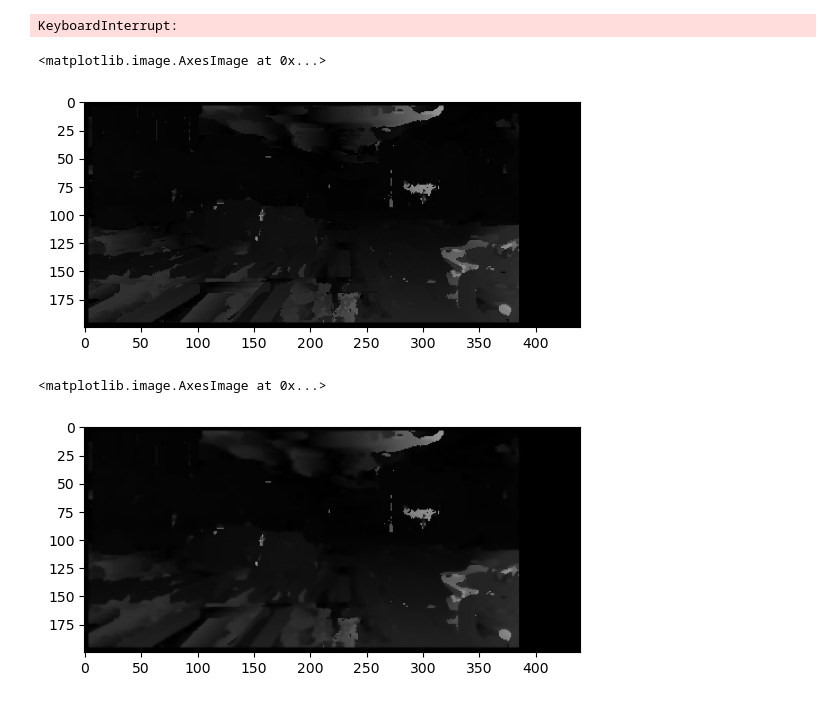
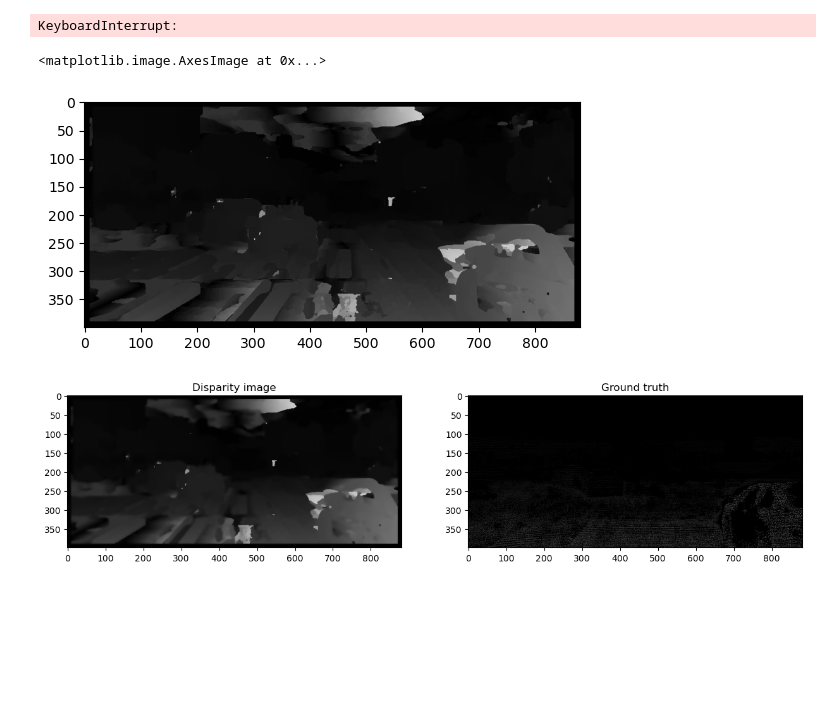
Before and after one commit to Neva-Y/Disparity-Image, a Jupyter notebook: Final-Project.ipynb, the cells around one changed output. Cells and saved outputs as stored; diff of their text form; code cells hidden in the pictures; blank space fills up the shorter version.

```diff
--- a/Final-Project.ipynb
+++ b/Final-Project.ipynb
@@ -40,7 +40,8 @@ img_r = cv2.imread(right_image_name)
 # Grey images
 img_l_grey_full = np.int32(cv2.cvtColor(img_l, cv2.COLOR_BGR2GRAY))
 img_r_grey_full = np.int32(cv2.cvtColor(img_r, cv2.COLOR_BGR2GRAY))
-
+img_l_grey = img_l_grey_full
+img_r_grey = img_r_grey_full
 
 img_l = img_l[...,::-1]
 img_r = img_r[...,::-1]
@@ -58,15 +59,17 @@ plt.title('Right Image')
 plt.show()
 
 img_d = cv2.imread(disp_image_name)
-plt.imshow(img_d)
+img_d_grey = np.int32(cv2.cvtColor(img_d, cv2.COLOR_BGR2GRAY))
+
+plt.imshow(img_d_grey, cmap='gray', vmin=0, vmax=255)
 
 # note: can perform downscaling of the images to speed up computation at the cost of quality degradation
-scale_percentage = 50
-width = int(img_l_grey_full.shape[1] * scale_percentage / 100)
-height = int(img_l_grey_full.shape[0] * scale_percentage / 100)
-dim = (width, height)
+# scale_percentage = 50
+# width = int(img_l_grey_full.shape[1] * scale_percentage / 100)
+# height = int(img_l_grey_full.shape[0] * scale_percentage / 100)
+# dim = (width, height)
 
-img_l_grey = np.int32(cv2.resize(img_l_grey_full.astype('float32'), dim, interpolation = cv2.INTER_AREA))
-img_r_grey = np.int32(cv2.resize(img_r_grey_full.astype('float32'), dim, interpolation = cv2.INTER_AREA))
+# img_l_grey = np.int32(cv2.resize(img_l_grey_full.astype('float32'), dim, interpolation = cv2.INTER_AREA))
+# img_r_grey = np.int32(cv2.resize(img_r_grey_full.astype('float32'), dim, interpolation = cv2.INTER_AREA))
 # %% [output]
 [figure]
@@ -257,16 +260,16 @@ KeyboardInterrupt:
 # Optised plotting of the disparity map
 h,w = img_l_grey.shape
 calc_disp2 = np.zeros((h,w))
-boundary_size = 4
-neighbourhood_l = 150
+boundary_size = 10
+neighbourhood_l = 200
 nighbourhood_r = 50
 step_size = 1
 measure = "SSD"
 
 for row_index in tqdm(range(boundary_size, len(img_l_grey)-boundary_size, step_size)):
-#     row = img_l_grey[row_index]
-    for col_index_left in range(boundary_size,len(row)-boundary_size-50, step_size):
-        # for col_index_left in range(600,602, step_size):
+    row = img_l_grey[row_index]
+    for col_index_left in range(boundary_size,len(row)-boundary_size, step_size):
+
         centre_l = [row_index, col_index_left]
 
         min_l_x = centre_l[1] - boundary_size
@@ -303,11 +306,21 @@ for row_index in tqdm(range(boundary_size, len(img_l_grey)-boundary_size, step_s
 plt.imshow(calc_disp2, cmap='gray', vmin=0, vmax=255)
 # %% [output]
 <matplotlib.image.AxesImage at 0x...>
-[figure, old version]
+[figure, new version]
 # %%
 # Implement bilateral filter - edge preserving
-blur = cv2.bilateralFilter(np.uint8(calc_disp2),boundary_size,25,25)
+blur = cv2.bilateralFilter(np.uint8(calc_disp2),10,40,40)
+np.set_printoptions(threshold=sys.maxsize)
+
+plt.subplots(1,2, figsize=(15,10))
+plt.subplot(1,2,1)
 plt.imshow(blur, cmap='gray', vmin=0, vmax=255)
+plt.title('Disparity image')
+
+plt.subplot(1,2,2)
+plt.imshow(img_d_grey, cmap='gray', vmin=0, vmax=255)
+plt.title('Ground truth')
+
+plt.show()
 # %% [output]
-<matplotlib.image.AxesImage at 0x...>
-[figure, old version]
+[figure, new version]
```
Also changed, not shown: parts of 3 cells of this notebook.
